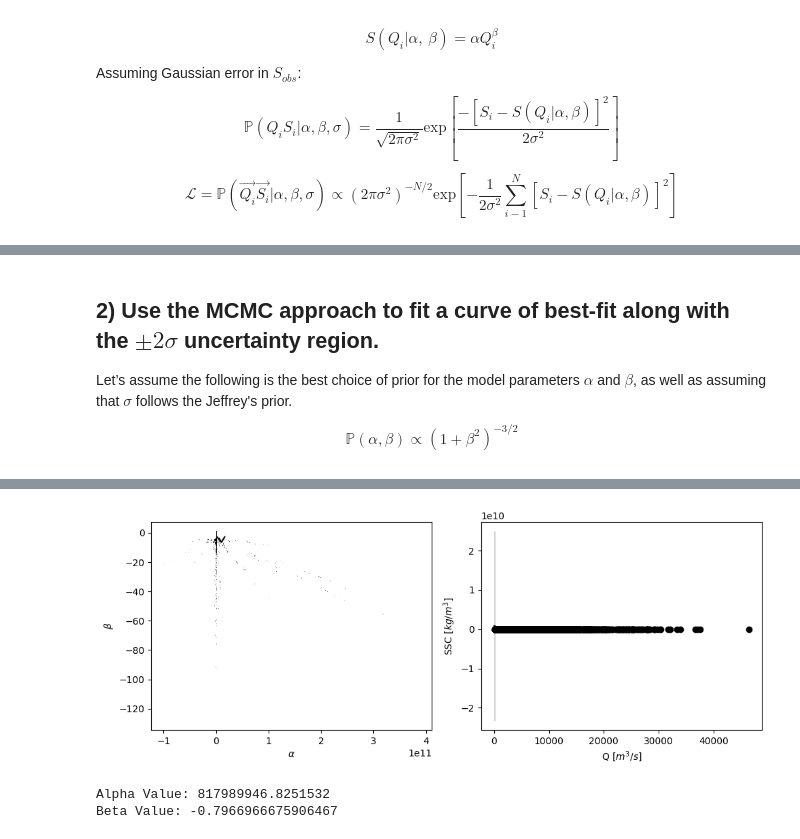
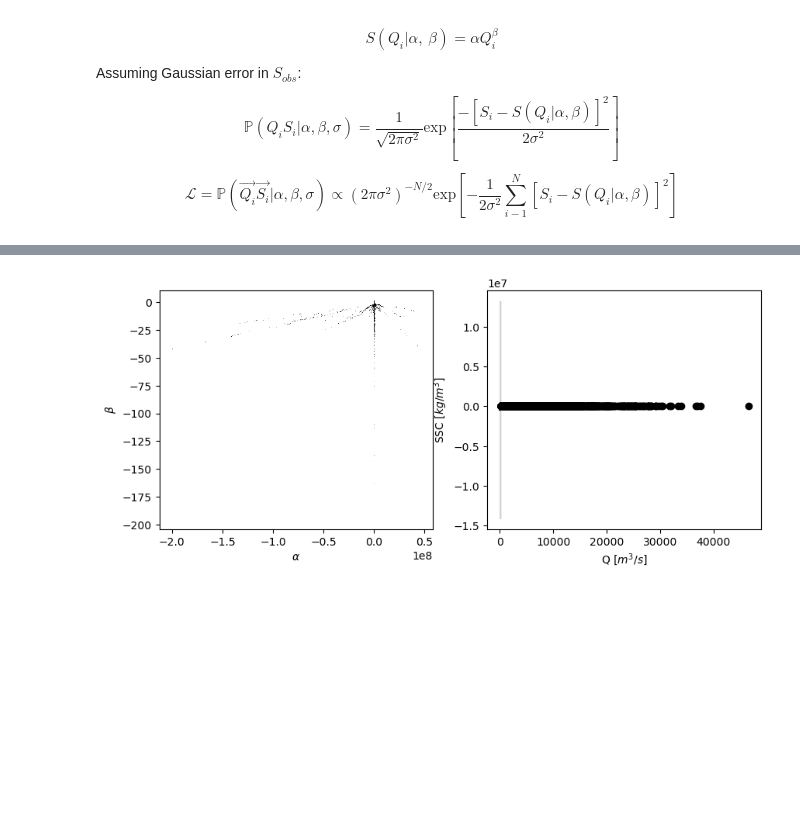
Before and after one commit to bKeungAuyeung/MSTA-Final, a Jupyter notebook: bAuyeung_Final-Code_MSTA.ipynb, the cells around one changed output, grey strips where cells are left out. Cells and saved outputs as stored; diff of their text form; code cells hidden in the pictures; blank space fills up the shorter version.

```diff
--- a/bAuyeung_Final-Code_MSTA.ipynb
+++ b/bAuyeung_Final-Code_MSTA.ipynb
@@ -76,15 +136,10 @@ $$ \mathcal{L} = \mathbb{P}(\vec{Q_i}\vec{S_i} | \alpha,  \beta,  \sigma) \propt
 # %%
-def log_likelihood(theta, x, y):
-    alpha, beta, sigma = theta
-    model = alpha * x ** beta
-    return -0.5 * len(x) * np.log(2 * np.pi * sigma ** 2) - 0.5*sigma ** (-2) * np.sum((y - model) ** 2)
-
 def log_prior(theta):
-    alpha, beta, sigma = theta
-    if sigma < 0:
-        return -np.inf  # log(0)
-    else:
-        return -1.5 * np.log(1 + beta ** 2) - np.log(sigma)
+    alpha, beta, log_sigma = theta
+    sigma = np.exp(log_sigma)
+    if not (-2 < alpha < 2 and -0.003 < sigma < 0.003):
+        return -np.inf
+    return -1.5 * np.log(1 + beta ** 2) - np.log(sigma)
 
 def log_posterior(theta, x, y):
     return log_prior(theta) + log_likelihood(theta, x, y)
@@ -135,9 +191,3 @@ Estimated sigma: 19.78263533508418
-# %% [markdown]
-## 2) Use the MCMC approach to fit a curve of best-fit along with the $\pm 2 \sigma$ uncertainty region.
-
-Let’s assume the following is the best choice of prior for the model parameters $\alpha$ and $\beta$, as well as assuming that $\sigma$ follows the Jeffrey's prior.
-
-$$\mathbb{P}(\alpha, \beta) \propto (1+\beta^2)^{-3/2}$$
 # %%
 # Create some convenience routines for plotting
 
@@ -195,47 +247,8 @@ def plot_MCMC_results(xdata, ydata, trace, colors='k'):
     plot_MCMC_trace(ax[0], xdata, ydata, trace, True, colors=colors)
     plot_MCMC_model(ax[1], xdata, ydata, trace)
 # %%
-# Define our posterior using Python functions
-# for clarity, I've separated-out the prior and likelihood
-# but this is not necessary. Note that emcee requires log-posterior
-
-def log_prior(theta):
-    alpha, beta, sigma = theta
-    if sigma < 0:
-        return -np.inf  # log(0)
-    else:
-        return -1.5 * np.log(1 + beta ** 2) - np.log(sigma)
-
-def log_likelihood(theta, x, y):
-    alpha, beta, sigma = theta
-    y_model = alpha * x ** beta
-    return -0.5 * np.sum(np.log(2 * np.pi * sigma ** 2) + (y - y_model) **
-2 / sigma ** 2)
-
-def log_posterior(theta, x, y):
-    return log_prior(theta) + log_likelihood(theta, x, y)
-
-ndim = 3  # number of parameters in the model
-nwalkers = 50  # number of MCMC walkers
-nburn = 1000  # "burn-in" period to let chains stabilize
-nsteps = 2000  # number of MCMC steps to take
-
-# set theta near the maximum likelihood, with
-np.random.seed(0)
-starting_guesses = np.random.random((nwalkers, ndim))
-
-# Here's the function call where all the work happens:
-# we'll time it using IPython's %time magic
-
-sampler = emcee.EnsembleSampler(nwalkers, ndim, log_posterior,
-args=[data['Discharge'], data['Suspended sediment concentration']])
-%time sampler.run_mcmc(starting_guesses, nsteps)
-print("done")
-
-# sampler.chain is of shape (nwalkers, nsteps, ndim)
-# we'll throw-out the burn-in points and reshape:
-emcee_trace = sampler.chain[:, nburn:, :].reshape(-1, ndim).T
+emcee_trace = sampler.chain[:, :, :].reshape(-1, ndim).T
 plot_MCMC_results(data['Discharge'], data['Suspended sediment concentration'], emcee_trace)
 # Show the figure
-plt.tight_layout()
+# plt.tight_layout()
 # %% [output]
@@ -245,13 +255,4 @@ done
-[figure, old version]
+[figure, new version]
-# %%
-est_alpha = emcee_trace[0, :].mean()
-est_beta = emcee_trace[1, :].mean()
-
-print(f'Alpha Value: {est_alpha}')
-print(f'Beta Value: {est_beta}')
-# %% [output]
-Alpha Value: 817989946.8251532
-Beta Value: -0.7966966675906467
 # %%
 fig, ax = plt.subplots(figsize=(4,3), tight_layout=True, dpi=300)
 Q_line = np.linspace(200, 50000, 10000) # test muliple flow rate values
```
Also changed, not shown: parts of 14 cells of this notebook.
